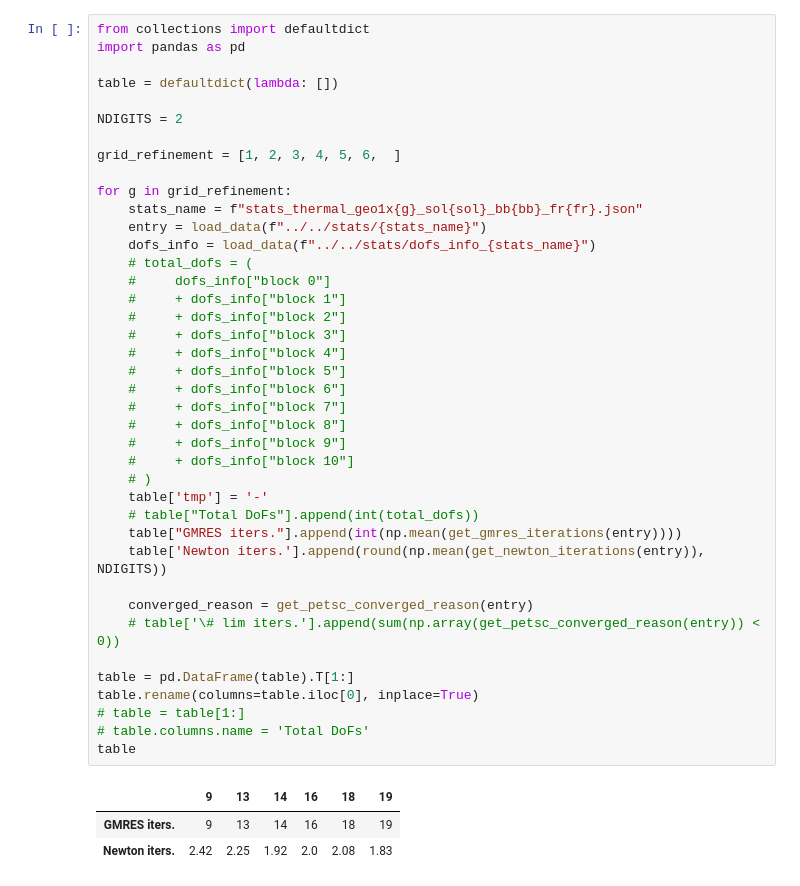
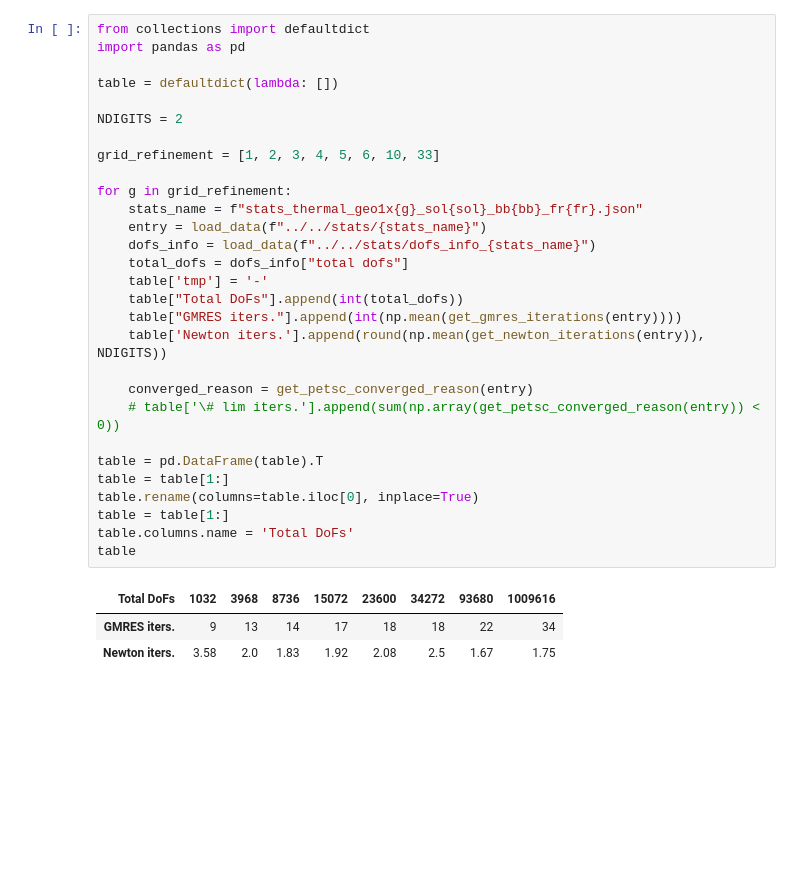
Before and after one commit to pmgbergen/FTHM-Solver, a Jupyter notebook: experiments/thermal/experiment1_results.ipynb, the cells around one changed output. Saved outputs shown, nothing was run; the diff lists cells and outputs as text; blank space fills up the shorter version.

```diff
--- a/experiments/thermal/experiment1_results.ipynb
+++ b/experiments/thermal/experiment1_results.ipynb
@@ -48,44 +64,33 @@ plot_grid(
 # %%
 from collections import defaultdict
 import pandas as pd
 
 table = defaultdict(lambda: [])
 
 NDIGITS = 2
 
-grid_refinement = [1, 2, 3, 4, 5, 6,  ]
+grid_refinement = [1, 2, 3, 4, 5, 6, 10, 33]
 
 for g in grid_refinement:
     stats_name = f"stats_thermal_geo1x{g}_sol{sol}_bb{bb}_fr{fr}.json"
     entry = load_data(f"../../stats/{stats_name}")
     dofs_info = load_data(f"../../stats/dofs_info_{stats_name}")
-    # total_dofs = (
-    #     dofs_info["block 0"]
-    #     + dofs_info["block 1"]
-    #     + dofs_info["block 2"]
-    #     + dofs_info["block 3"]
-    #     + dofs_info["block 4"]
-    #     + dofs_info["block 5"]
-    #     + dofs_info["block 6"]
-    #     + dofs_info["block 7"]
-    #     + dofs_info["block 8"]
-    #     + dofs_info["block 9"]
-    #     + dofs_info["block 10"]
-    # )
+    total_dofs = dofs_info["total dofs"]
     table['tmp'] = '-'
-    # table["Total DoFs"].append(int(total_dofs))
+    table["Total DoFs"].append(int(total_dofs))
     table["GMRES iters."].append(int(np.mean(get_gmres_iterations(entry))))
     table['Newton iters.'].append(round(np.mean(get_newton_iterations(entry)), NDIGITS))
 
     converged_reason = get_petsc_converged_reason(entry)
     # table['\# lim iters.'].append(sum(np.array(get_petsc_converged_reason(entry)) < 0))
 
-table = pd.DataFrame(table).T[1:]
+table = pd.DataFrame(table).T
+table = table[1:]
 table.rename(columns=table.iloc[0], inplace=True)
-# table = table[1:]
-# table.columns.name = 'Total DoFs'
+table = table[1:]
+table.columns.name = 'Total DoFs'
 table
 # %% [output]
-|  | 9 | 13 | 14 | 16 | 18 | 19 |
-| GMRES iters. | 9 | 13 | 14 | 16 | 18 | 19 |
-| Newton iters. | 2.42 | 2.25 | 1.92 | 2.0 | 2.08 | 1.83 |
+| Total DoFs | 1032 | 3968 | 8736 | 15072 | 23600 | 34272 | 93680 | 1009616 |
+| GMRES iters. | 9 | 13 | 14 | 17 | 18 | 18 | 22 | 34 |
+| Newton iters. | 3.58 | 2.0 | 1.83 | 1.92 | 2.08 | 2.5 | 1.67 | 1.75 |
```
Also changed, not shown: parts of 4 cells of this notebook, 16 other files.
